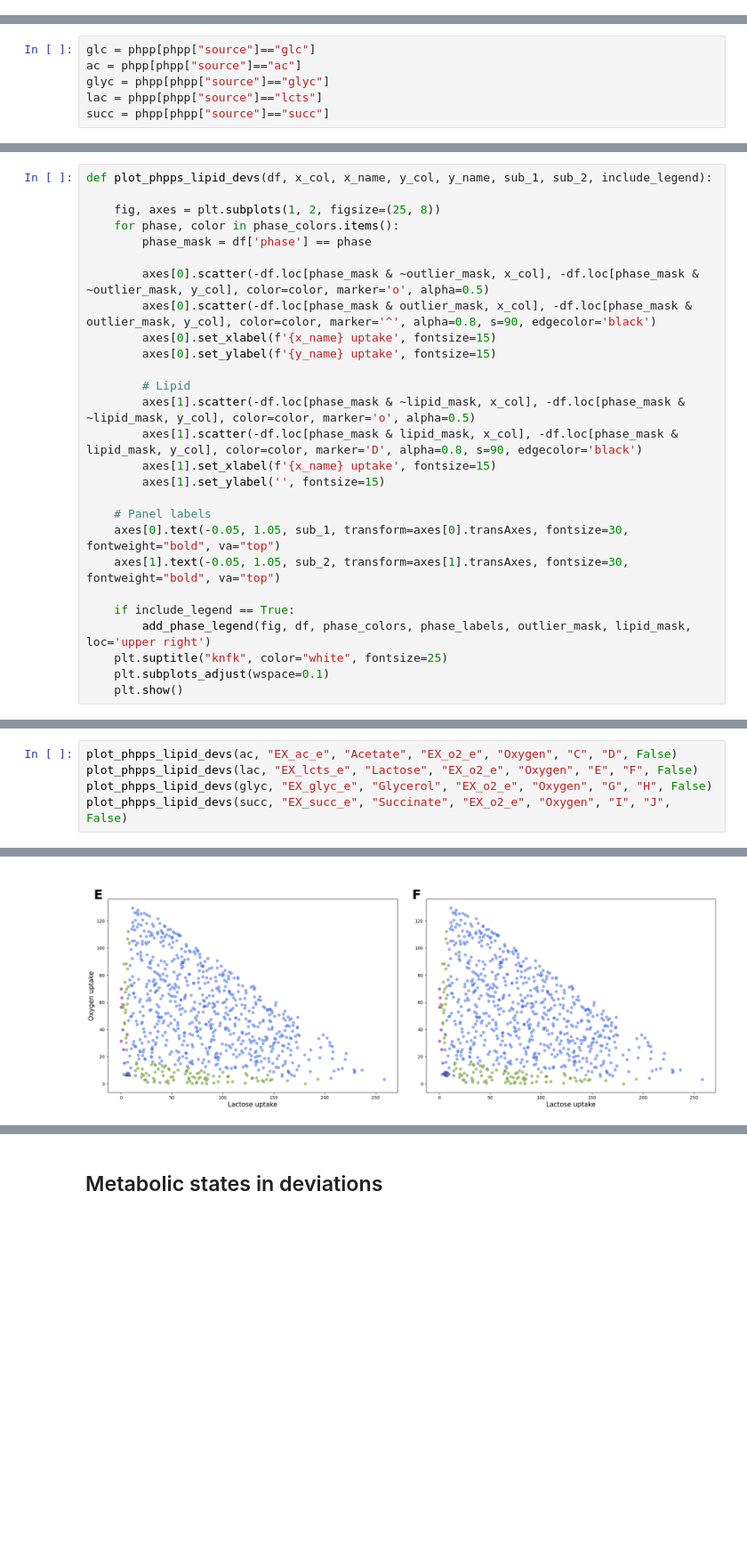
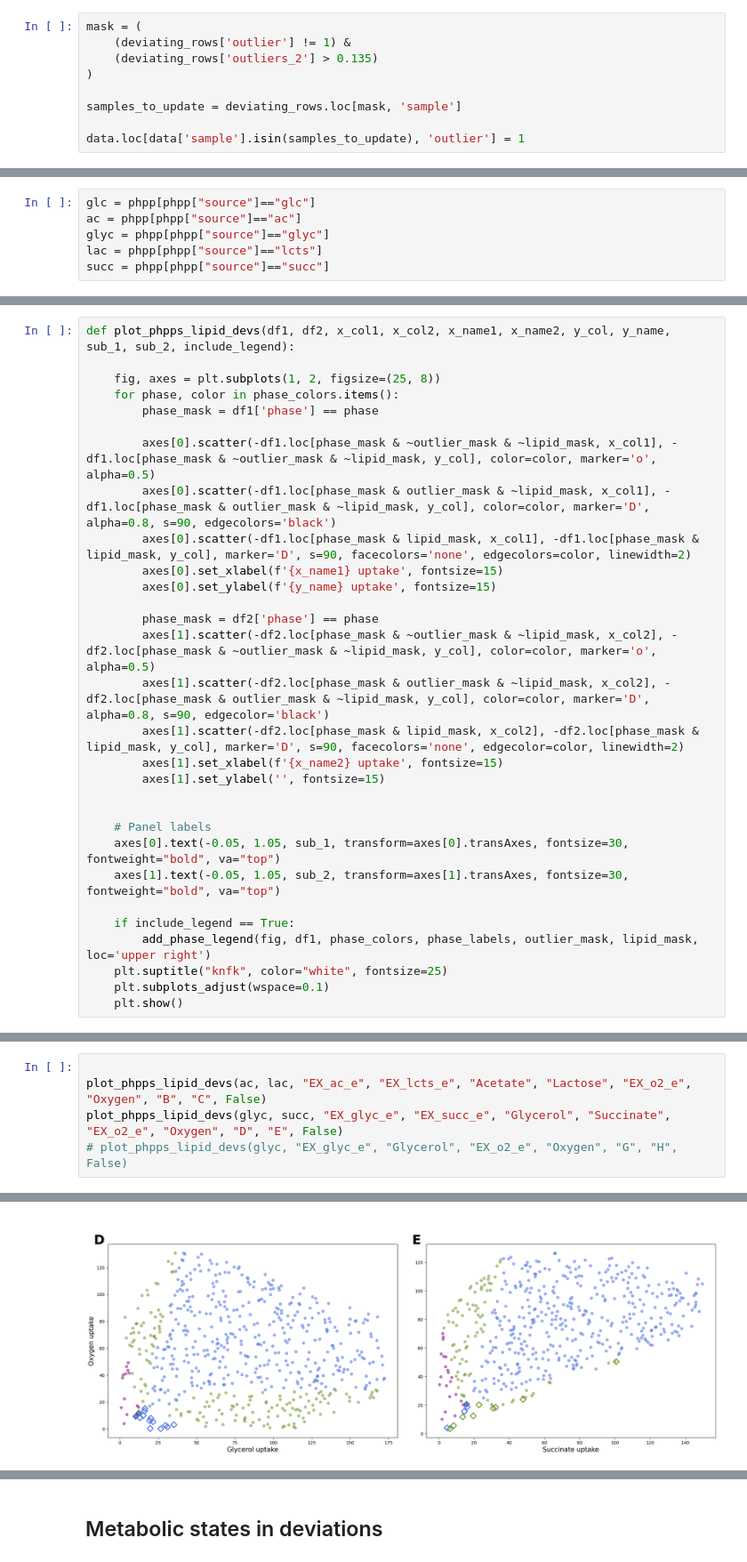
Before and after one commit to celasa/biomass_thesis, a Jupyter notebook: notebooks/07_metabolic_profiles.ipynb, the cells around one changed output, grey strips where cells are left out. Shown at 89% size. Saved outputs shown, nothing was run; the diff lists cells and outputs as text; blank space fills up the shorter version.

```diff
--- a/notebooks/07_metabolic_profiles.ipynb
+++ b/notebooks/07_metabolic_profiles.ipynb
@@ -38,6 +38,15 @@ data.loc[data['source'] == 'lcts', 'outlier'] = 0
 
 # Set the two specific samples to 1
 data.loc[data['sample'].isin(['lcts_sample_690', 'lcts_sample_757']),'outlier'] = 1
+# %%
+mask = (
+    (deviating_rows['outlier'] != 1) &
+    (deviating_rows['outliers_2'] > 0.135)
+)
+
+samples_to_update = deviating_rows.loc[mask, 'sample']
+
+data.loc[data['sample'].isin(samples_to_update), 'outlier'] = 1
 # %%
 bm_data = pd.read_pickle(DATA/"bm_all_samples.pkl")
 bm_data = bm_data.drop(columns="biomass_type").set_index("reaction").T
@@ -521,27 +604,30 @@ plt.show()
 # %%
-def plot_phpps_lipid_devs(df, x_col, x_name, y_col, y_name, sub_1, sub_2, include_legend):
+def plot_phpps_lipid_devs(df1, df2, x_col1, x_col2, x_name1, x_name2, y_col, y_name, sub_1, sub_2, include_legend):
 
     fig, axes = plt.subplots(1, 2, figsize=(25, 8))
     for phase, color in phase_colors.items():
-        phase_mask = df['phase'] == phase
+        phase_mask = df1['phase'] == phase
 
-        axes[0].scatter(-df.loc[phase_mask & ~outlier_mask, x_col], -df.loc[phase_mask & ~outlier_mask, y_col], color=color, marker='o', alpha=0.5)
-        axes[0].scatter(-df.loc[phase_mask & outlier_mask, x_col], -df.loc[phase_mask & outlier_mask, y_col], color=color, marker='^', alpha=0.8, s=90, edgecolor='black')
-        axes[0].set_xlabel(f'{x_name} uptake', fontsize=15)
+        axes[0].scatter(-df1.loc[phase_mask & ~outlier_mask & ~lipid_mask, x_col1], -df1.loc[phase_mask & ~outlier_mask & ~lipid_mask, y_col], color=color, marker='o', alpha=0.5)
+        axes[0].scatter(-df1.loc[phase_mask & outlier_mask & ~lipid_mask, x_col1], -df1.loc[phase_mask & outlier_mask & ~lipid_mask, y_col], color=color, marker='D', alpha=0.8, s=90, edgecolors='black')
+        axes[0].scatter(-df1.loc[phase_mask & lipid_mask, x_col1], -df1.loc[phase_mask & lipid_mask, y_col], marker='D', s=90, facecolors='none', edgecolors=color, linewidth=2)
+        axes[0].set_xlabel(f'{x_name1} uptake', fontsize=15)
         axes[0].set_ylabel(f'{y_name} uptake', fontsize=15)
 
-        # Lipid
-        axes[1].scatter(-df.loc[phase_mask & ~lipid_mask, x_col], -df.loc[phase_mask & ~lipid_mask, y_col], color=color, marker='o', alpha=0.5)
-        axes[1].scatter(-df.loc[phase_mask & lipid_mask, x_col], -df.loc[phase_mask & lipid_mask, y_col], color=color, marker='D', alpha=0.8, s=90, edgecolor='black')
-        axes[1].set_xlabel(f'{x_name} uptake', fontsize=15)
+        phase_mask = df2['phase'] == phase
+        axes[1].scatter(-df2.loc[phase_mask & ~outlier_mask & ~lipid_mask, x_col2], -df2.loc[phase_mask & ~outlier_mask & ~lipid_mask, y_col], color=color, marker='o', alpha=0.5)
+        axes[1].scatter(-df2.loc[phase_mask & outlier_mask & ~lipid_mask, x_col2], -df2.loc[phase_mask & outlier_mask & ~lipid_mask, y_col], color=color, marker='D', alpha=0.8, s=90, edgecolor='black')
+        axes[1].scatter(-df2.loc[phase_mask & lipid_mask, x_col2], -df2.loc[phase_mask & lipid_mask, y_col], marker='D', s=90, facecolors='none', edgecolor=color, linewidth=2)
+        axes[1].set_xlabel(f'{x_name2} uptake', fontsize=15)
         axes[1].set_ylabel('', fontsize=15)
+
 
     # Panel labels
     axes[0].text(-0.05, 1.05, sub_1, transform=axes[0].transAxes, fontsize=30, fontweight="bold", va="top")
     axes[1].text(-0.05, 1.05, sub_2, transform=axes[1].transAxes, fontsize=30, fontweight="bold", va="top")
 
     if include_legend == True:
-        add_phase_legend(fig, df, phase_colors, phase_labels, outlier_mask, lipid_mask, loc='upper right')
+        add_phase_legend(fig, df1, phase_colors, phase_labels, outlier_mask, lipid_mask, loc='upper right')
     plt.suptitle("knfk", color="white", fontsize=25)
     plt.subplots_adjust(wspace=0.1)
     plt.show()
@@ -548,6 +658,6 @@ def plot_phpps_lipid_devs(df, x_col, x_name, y_col, y_name, sub_1, sub_2, includ
 # %%
-plot_phpps_lipid_devs(ac, "EX_ac_e", "Acetate", "EX_o2_e", "Oxygen", "C", "D", False)
-plot_phpps_lipid_devs(lac, "EX_lcts_e", "Lactose", "EX_o2_e", "Oxygen", "E", "F", False)
-plot_phpps_lipid_devs(glyc, "EX_glyc_e", "Glycerol", "EX_o2_e", "Oxygen", "G", "H", False)
-plot_phpps_lipid_devs(succ, "EX_succ_e", "Succinate", "EX_o2_e", "Oxygen", "I", "J", False)
+
+plot_phpps_lipid_devs(ac, lac, "EX_ac_e", "EX_lcts_e", "Acetate", "Lactose", "EX_o2_e", "Oxygen", "B", "C", False)
+plot_phpps_lipid_devs(glyc, succ, "EX_glyc_e", "EX_succ_e", "Glycerol", "Succinate", "EX_o2_e", "Oxygen", "D", "E", False)
+# plot_phpps_lipid_devs(glyc, "EX_glyc_e", "Glycerol", "EX_o2_e", "Oxygen", "G", "H", False)
 # %% [output]
@@ -555 +665 @@ plot_phpps_lipid_devs(succ, "EX_succ_e", "Succinate", "EX_o2_e", "Oxygen", "I",
-[figure, old version]
+[figure, new version]
```
Also changed, not shown: parts of 4 cells of this notebook, 2 other files.
